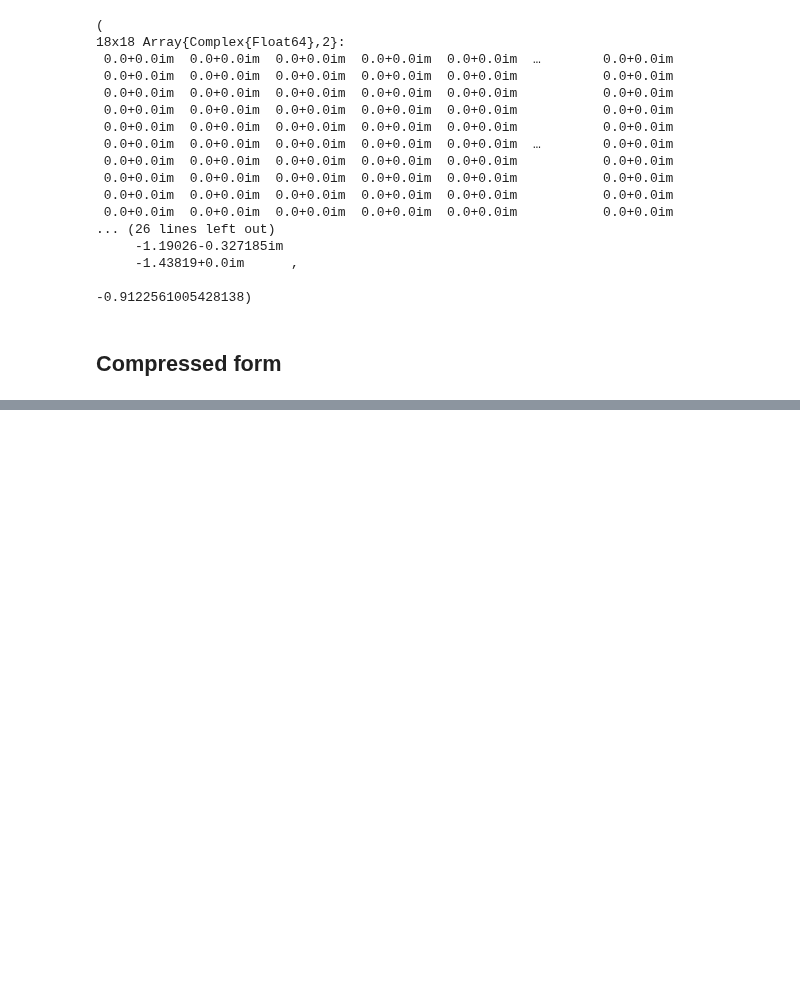
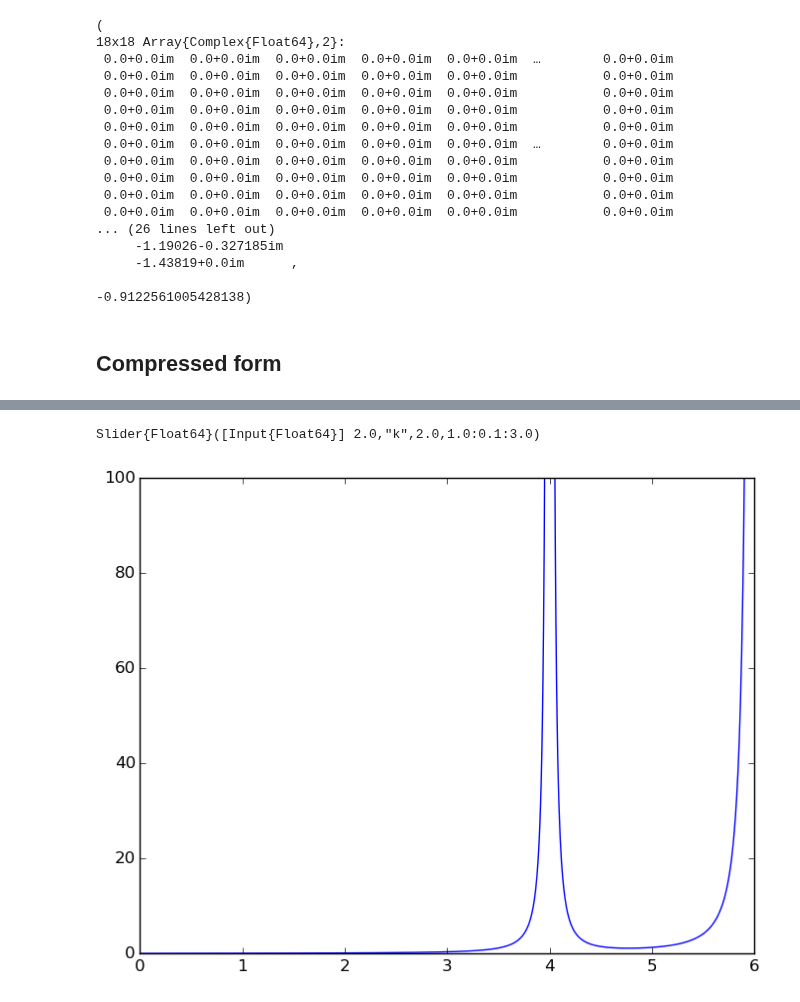
Before and after one commit to kersulis/TemporalInstanton.jl, a Jupyter notebook: nbs/Report, 2015-03-06.ipynb, the cells around one changed output, grey strips where cells are left out. Drawn from its saved outputs; the diff is of its cells as text; code cells hidden in the pictures; blank space fills up the shorter version.

Commit message:
reached secular equation part of analysis

```diff
--- a/nbs/Report, 2015-03-06.ipynb
+++ b/nbs/Report, 2015-03-06.ipynb
@@ -204,0 +222,5 @@ K_of_z = tr_diag_rotate(J_of_z)
+# %%
+function tr_secular(mu,c,g,G)
+    d = diag(G)
+    return sum([(c*g[i]/(mu - 2*c*d[i]))^2 for i in 1:length(d)])
+end
@@ -204,0 +234,15 @@ K_of_z = tr_diag_rotate(J_of_z)
+# %%
+c = 0.5
+g = [1,2,3]
+G = diagm([2,3,5])
+
+f = figure()
+mu = linspace(0,6,1000)
+@manipulate for k=1:0.1:3; withfig(f) do
+        PyPlot.plot(mu, [tr_secular(mu[i],c,g,k*G) for i in 1:length(mu)])
+        ylim([0,100])
+    end
+end
+# %% [output]
+Slider{Float64}([Input{Float64}] 2.0,"k",2.0,1.0:0.1:3.0)
+[figure, added]
```
Also changed, not shown: parts of 6 cells of this notebook, 2 other files.
